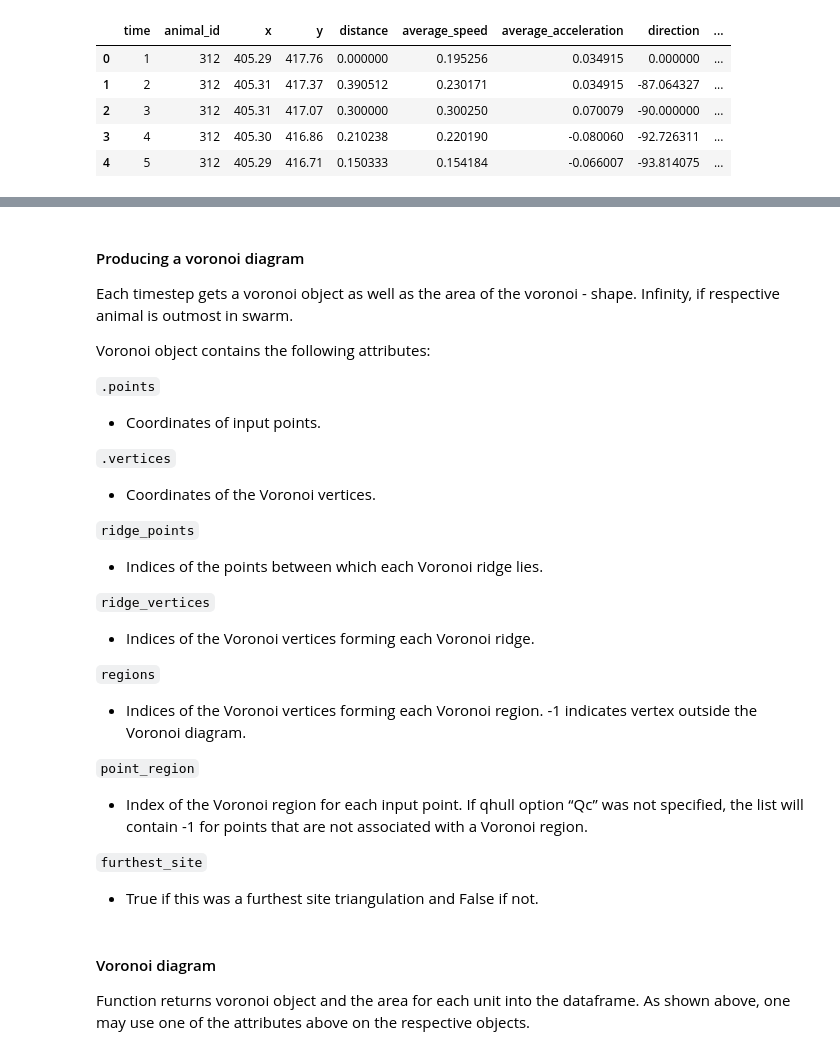
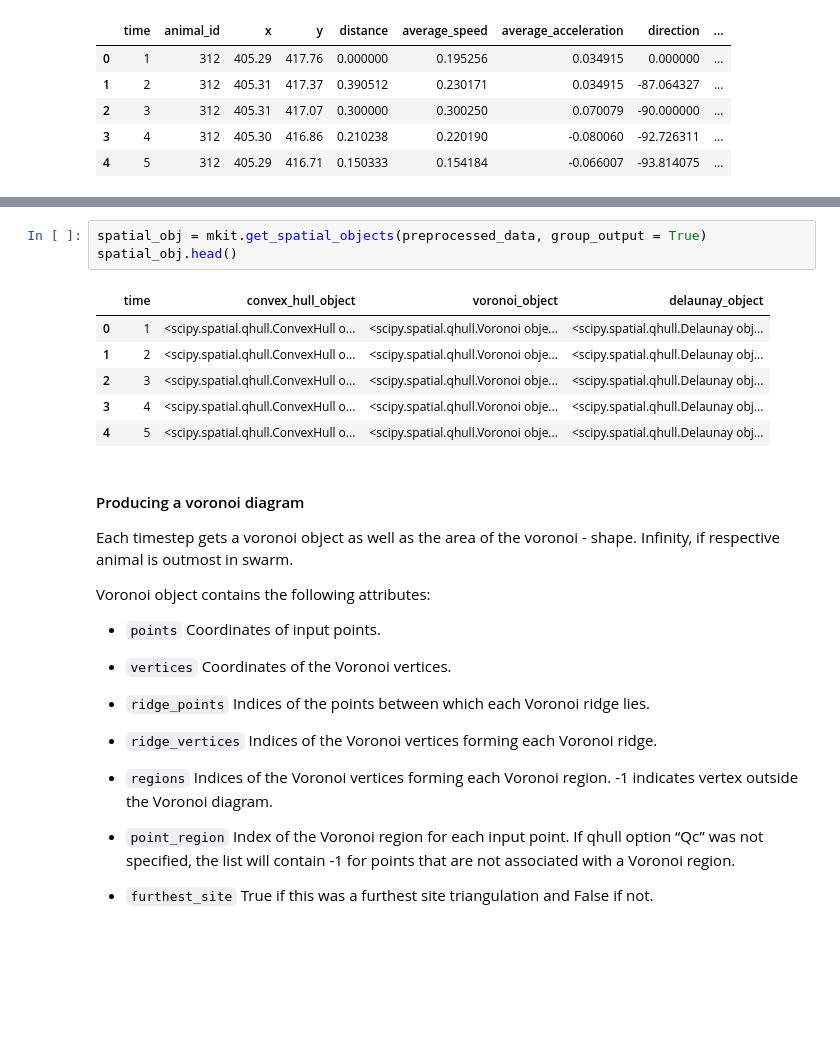
Before and after one commit to dbvis-ukon/movekit, a Jupyter notebook: examples/clustering examples.ipynb, the cells around one changed output, grey strips where cells are left out. Cells and saved outputs as stored; diff of their text form; blank space fills up the shorter version.

```diff
--- a/examples/clustering examples.ipynb
+++ b/examples/clustering examples.ipynb
@@ -221,29 +218,29 @@ mkit.compute_polarization(feats).head()
+# %%
+spatial_obj = mkit.get_spatial_objects(preprocessed_data, group_output = True)
+spatial_obj.head()
+# %% [output]
+|  | time | convex_hull_object | voronoi_object | delaunay_object |
+| 0 | 1 | <scipy.spatial.qhull.ConvexHull o... | <scipy.spatial.qhull.Voronoi obje... | <scipy.spatial.qhull.Delaunay obj... |
+| 1 | 2 | <scipy.spatial.qhull.ConvexHull o... | <scipy.spatial.qhull.Voronoi obje... | <scipy.spatial.qhull.Delaunay obj... |
+| 2 | 3 | <scipy.spatial.qhull.ConvexHull o... | <scipy.spatial.qhull.Voronoi obje... | <scipy.spatial.qhull.Delaunay obj... |
+| 3 | 4 | <scipy.spatial.qhull.ConvexHull o... | <scipy.spatial.qhull.Voronoi obje... | <scipy.spatial.qhull.Delaunay obj... |
+| 4 | 5 | <scipy.spatial.qhull.ConvexHull o... | <scipy.spatial.qhull.Voronoi obje... | <scipy.spatial.qhull.Delaunay obj... |
 # %% [markdown]
 #### Producing a voronoi diagram
 Each timestep gets a voronoi object as well as the area of the voronoi - shape. Infinity, if respective animal is outmost in swarm.
 
 Voronoi object contains the following attributes:
 
-`.points`
-- Coordinates of input points.
+- `points` Coordinates of input points.
 
-`.vertices`
-- Coordinates of the Voronoi vertices.
+- `vertices` Coordinates of the Voronoi vertices.
 
-`ridge_points`
-- Indices of the points between which each Voronoi ridge lies.
+- `ridge_points` Indices of the points between which each Voronoi ridge lies.
 
-`ridge_vertices`
-- Indices of the Voronoi vertices forming each Voronoi ridge.
+- `ridge_vertices` Indices of the Voronoi vertices forming each Voronoi ridge.
 
-`regions`
-- Indices of the Voronoi vertices forming each Voronoi region. -1 indicates vertex outside the Voronoi diagram.
+- `regions` Indices of the Voronoi vertices forming each Voronoi region. -1 indicates vertex outside the Voronoi diagram.
 
-`point_region`
-- Index of the Voronoi region for each input point. If qhull option “Qc” was not specified, the list will contain -1 for points that are not associated with a Voronoi region.
+- `point_region` Index of the Voronoi region for each input point. If qhull option “Qc” was not specified, the list will contain -1 for points that are not associated with a Voronoi region.
 
-`furthest_site`
-- True if this was a furthest site triangulation and False if not.
+- `furthest_site` True if this was a furthest site triangulation and False if not.
-# %% [markdown]
-#### Voronoi diagram
-Function returns voronoi object and the area for each unit into the dataframe. As shown above, one may use one of the attributes above on the respective objects.
```
Also changed, not shown: parts of 12 cells of this notebook, 2 other files.
